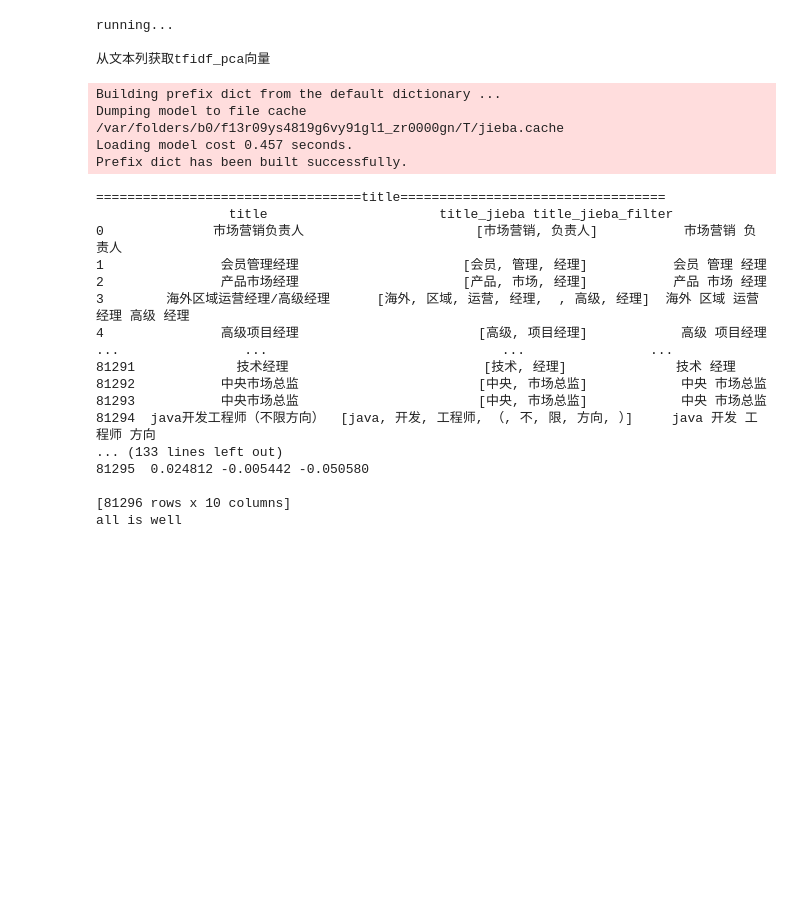
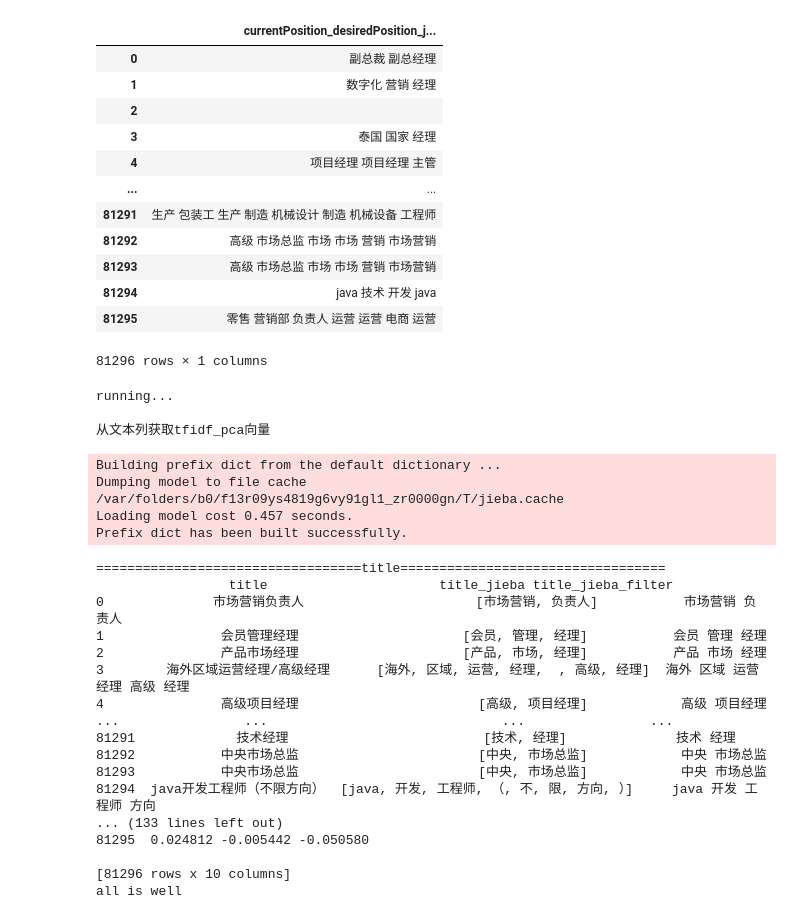
Before and after one commit to slowisfast2030/golden_data, a Jupyter notebook: thu_tfidf_pca_last.ipynb, the cells around one changed output. Drawn from its saved outputs; the diff is of its cells as text; code cells hidden in the pictures; blank space fills up the shorter version.

```diff
--- a/thu_tfidf_pca_last.ipynb
+++ b/thu_tfidf_pca_last.ipynb
@@ -1,3 +292,19 @@
+# %%
+df[['currentPosition_desiredPosition_jieba_filter']]
+# %% [output]
+|  | currentPosition_desiredPosition_j... |
+| 0 | 副总裁 副总经理 |
+| 1 | 数字化 营销 经理 |
+| 2 |  |
+| 3 | 泰国 国家 经理 |
+| 4 | 项目经理 项目经理 主管 |
+| ... | ... |
+| 81291 | 生产 包装工 生产 制造 机械设计 制造 机械设备 工程师 |
+| 81292 | 高级 市场总监 市场 市场 营销 市场营销 |
+| 81293 | 高级 市场总监 市场 市场 营销 市场营销 |
+| 81294 | java 技术 开发 java |
+| 81295 | 零售 营销部 负责人 运营 运营 电商 运营 |
+81296 rows × 1 columns
 # %%
 import json
 import jieba
```
Also changed, not shown: parts of 5 cells of this notebook, 1 other file.
